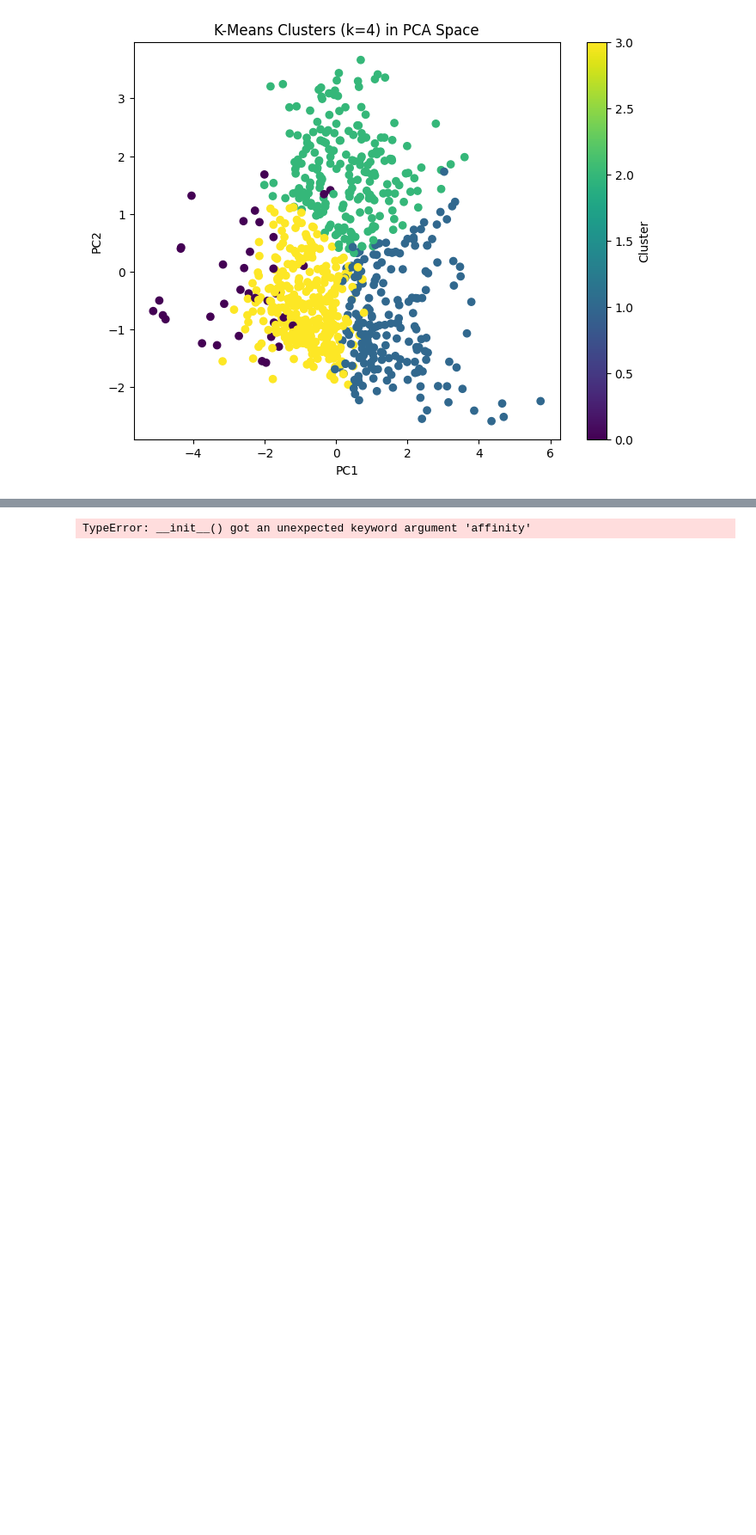
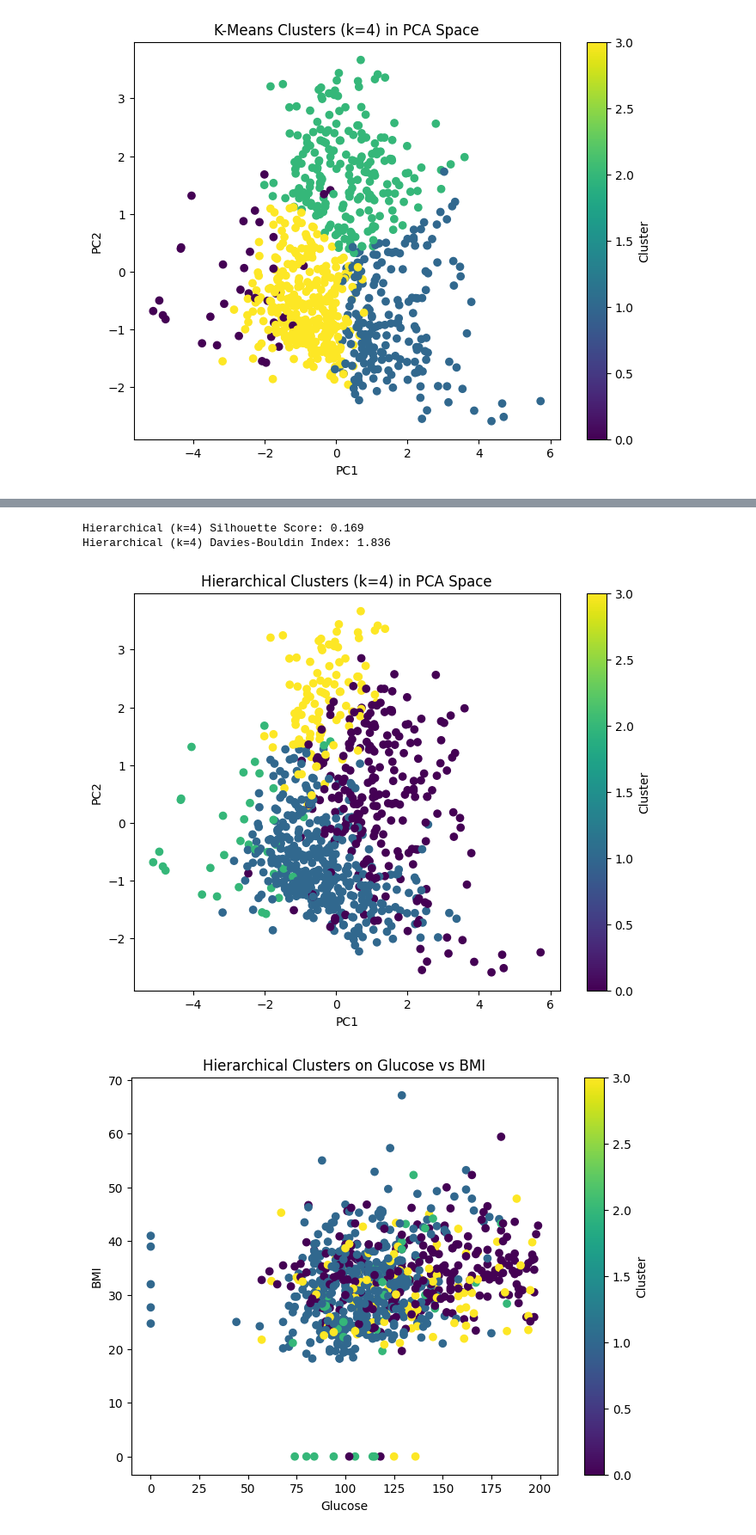
Before and after one commit to mayoayileka09/Diabetes_ML_Analysis, a Jupyter notebook: notebooks/Notebook.ipynb, the cells around one changed output, grey strips where cells are left out. Shown: that part at 86% size. Saved outputs shown, nothing was run; the diff lists cells and outputs as text; code cells hidden in the pictures; blank space fills up the shorter version.

```diff
--- a/notebooks/Notebook.ipynb
+++ b/notebooks/Notebook.ipynb
@@ -150,7 +150,6 @@ n_clusters = 4  # you can change to 5 or 6 later
 
 agg = AgglomerativeClustering(
     n_clusters=n_clusters,
-    affinity="euclidean",
     linkage="ward"
 )
 agg_labels = agg.fit_predict(X)
@@ -175,31 +174,34 @@ X_pca = pca.fit_transform(X)
 
 plt.figure(figsize=(8, 6))
 scatter = plt.scatter(X_pca[:, 0], X_pca[:, 1], c=agg_labels, cmap="viridis")
 plt.title(f"Hierarchical Clusters (k={n_clusters}) in PCA Space")
 plt.xlabel("PC1")
 plt.ylabel("PC2")
 plt.colorbar(scatter, label="Cluster")
 plt.show()
 
 # --------------------------------
 # 5. Regular Feature-Space Plot
 #    (Pick two clinically meaningful features)
 # --------------------------------
 feature_x = "Glucose"
 feature_y = "BMI"
 
 plt.figure(figsize=(8, 6))
 scatter = plt.scatter(
     df_features[feature_x],
     df_features[feature_y],
     c=agg_labels,
     cmap="viridis"
 )
 plt.xlabel(feature_x)
 plt.ylabel(feature_y)
 plt.title(f"Hierarchical Clusters on {feature_x} vs {feature_y}")
 plt.colorbar(scatter, label="Cluster")
 plt.show()
 # %% [output]
 [figure]
-TypeError: __init__() got an unexpected keyword argument 'affinity'
+Hierarchical (k=4) Silhouette Score: 0.169
+Hierarchical (k=4) Davies-Bouldin Index: 1.836
+[figure, added]
+[figure, added]
```
Also changed, not shown: parts of 1 cell of this notebook.
